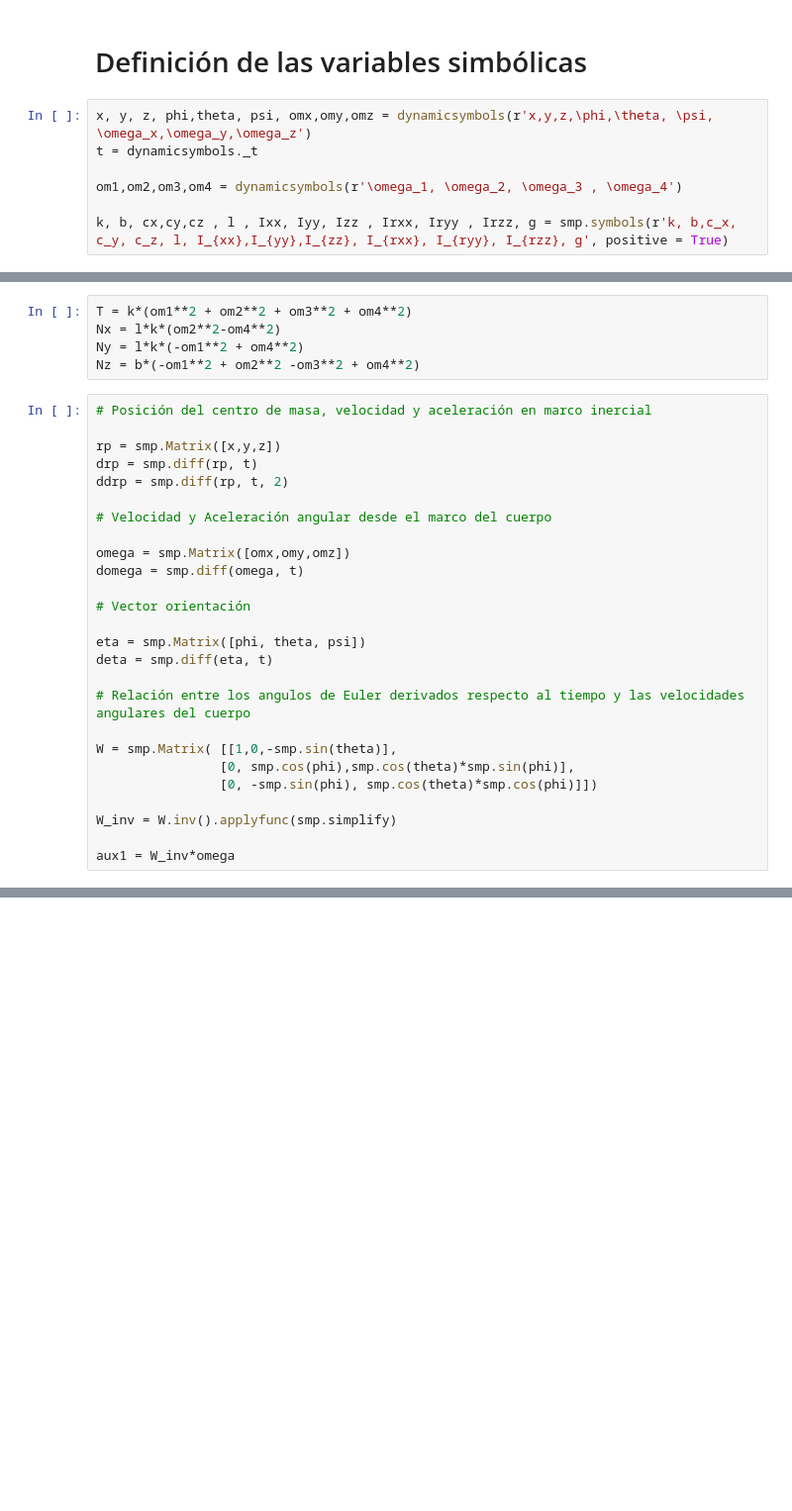
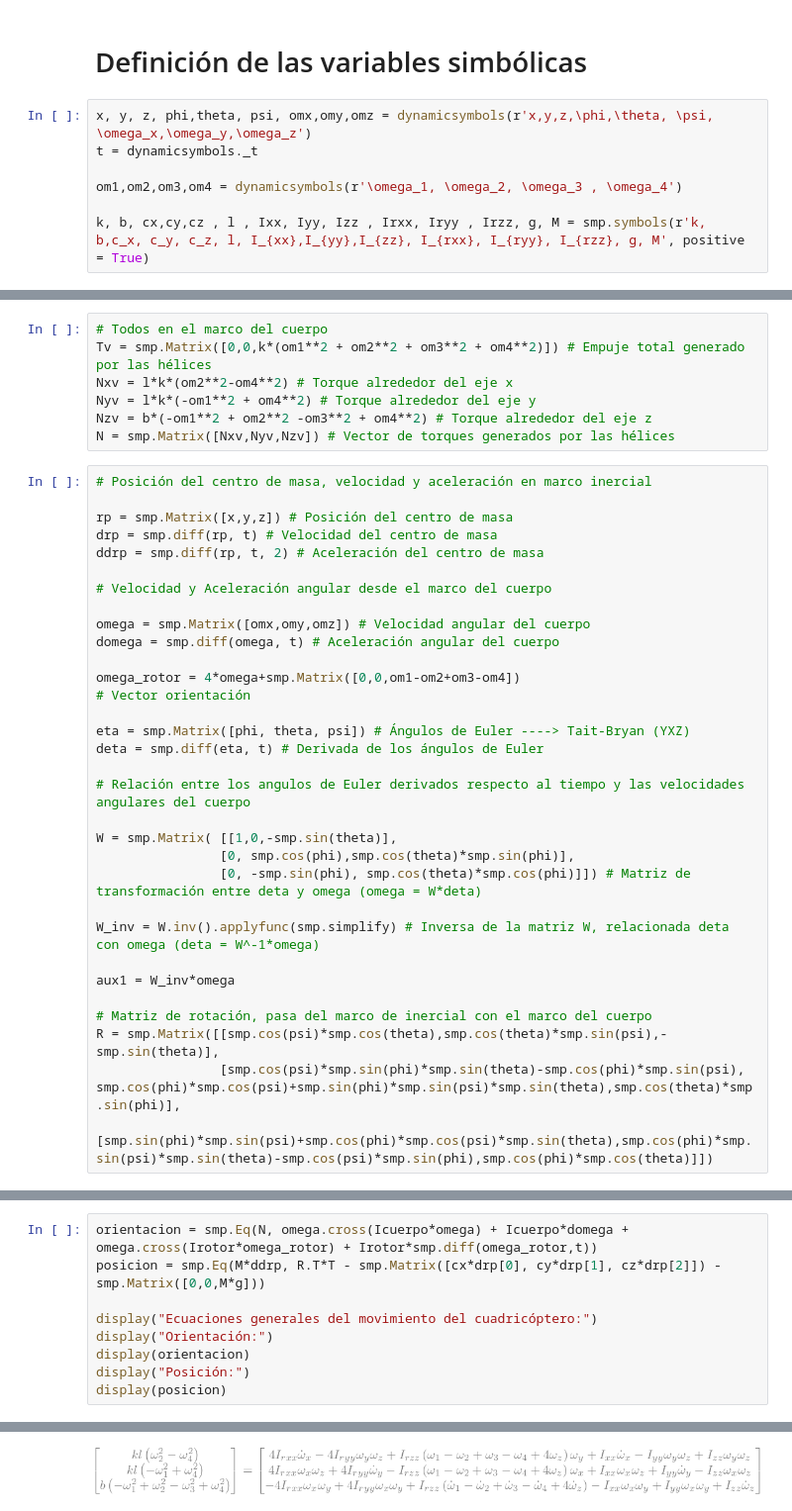
Before and after one commit to physicsIS/quadcopter, a Jupyter notebook: math_model.ipynb, the cells around one changed output, grey strips where cells are left out. Shown at 99% size. Cells and saved outputs as stored; diff of their text form; blank space fills up the shorter version.

Commit message:
avanzando, ecuaciones del movimiento

```diff
--- a/math_model.ipynb
+++ b/math_model.ipynb
@@ -148,4 +148,4 @@ t = dynamicsymbols._t
 
 om1,om2,om3,om4 = dynamicsymbols(r'\omega_1, \omega_2, \omega_3 , \omega_4')
 
-k, b, cx,cy,cz , l , Ixx, Iyy, Izz , Irxx, Iryy , Irzz, g = smp.symbols(r'k, b,c_x, c_y, c_z, l, I_{xx},I_{yy},I_{zz}, I_{rxx}, I_{ryy}, I_{rzz}, g', positive = True)
+k, b, cx,cy,cz , l , Ixx, Iyy, Izz , Irxx, Iryy , Irzz, g, M = smp.symbols(r'k, b,c_x, c_y, c_z, l, I_{xx},I_{yy},I_{zz}, I_{rxx}, I_{ryy}, I_{rzz}, g, M', positive = True)
@@ -152,31 +157,39 @@ k, b, cx,cy,cz , l , Ixx, Iyy, Izz , Irxx, Iryy , Irzz, g = smp.symbols(r'k, b,c
 # %%
-T = k*(om1**2 + om2**2 + om3**2 + om4**2)
-Nx = l*k*(om2**2-om4**2)
-Ny = l*k*(-om1**2 + om4**2)
-Nz = b*(-om1**2 + om2**2 -om3**2 + om4**2)
+# Todos en el marco del cuerpo
+Tv = smp.Matrix([0,0,k*(om1**2 + om2**2 + om3**2 + om4**2)]) # Empuje total generado por las hélices
+Nxv = l*k*(om2**2-om4**2) # Torque alrededor del eje x
+Nyv = l*k*(-om1**2 + om4**2) # Torque alrededor del eje y
+Nzv = b*(-om1**2 + om2**2 -om3**2 + om4**2) # Torque alrededor del eje z
+N = smp.Matrix([Nxv,Nyv,Nzv]) # Vector de torques generados por las hélices
 # %%
 # Posición del centro de masa, velocidad y aceleración en marco inercial
 
-rp = smp.Matrix([x,y,z])
-drp = smp.diff(rp, t)
-ddrp = smp.diff(rp, t, 2)
+rp = smp.Matrix([x,y,z]) # Posición del centro de masa
+drp = smp.diff(rp, t) # Velocidad del centro de masa
+ddrp = smp.diff(rp, t, 2) # Aceleración del centro de masa
 
 # Velocidad y Aceleración angular desde el marco del cuerpo
 
-omega = smp.Matrix([omx,omy,omz])
-domega = smp.diff(omega, t)
+omega = smp.Matrix([omx,omy,omz]) # Velocidad angular del cuerpo
+domega = smp.diff(omega, t) # Aceleración angular del cuerpo
 
+omega_rotor = 4*omega+smp.Matrix([0,0,om1-om2+om3-om4])
 # Vector orientación
 
-eta = smp.Matrix([phi, theta, psi])
-deta = smp.diff(eta, t)
+eta = smp.Matrix([phi, theta, psi]) # Ángulos de Euler ----> Tait-Bryan (YXZ)
+deta = smp.diff(eta, t) # Derivada de los ángulos de Euler
 
 # Relación entre los angulos de Euler derivados respecto al tiempo y las velocidades angulares del cuerpo
 
 W = smp.Matrix( [[1,0,-smp.sin(theta)],
 				[0, smp.cos(phi),smp.cos(theta)*smp.sin(phi)],
-				[0, -smp.sin(phi), smp.cos(theta)*smp.cos(phi)]])
+				[0, -smp.sin(phi), smp.cos(theta)*smp.cos(phi)]]) # Matriz de transformación entre deta y omega (omega = W*deta)
 
-W_inv = W.inv().applyfunc(smp.simplify)
+W_inv = W.inv().applyfunc(smp.simplify) # Inversa de la matriz W, relacionada deta con omega (deta = W^-1*omega)
 
 aux1 = W_inv*omega
+
+# Matriz de rotación, pasa del marco de inercial con el marco del cuerpo
+R = smp.Matrix([[smp.cos(psi)*smp.cos(theta),smp.cos(theta)*smp.sin(psi),-smp.sin(theta)],
+				[smp.cos(psi)*smp.sin(phi)*smp.sin(theta)-smp.cos(phi)*smp.sin(psi), smp.cos(phi)*smp.cos(psi)+smp.sin(phi)*smp.sin(psi)*smp.sin(theta),smp.cos(theta)*smp.sin(phi)],
+				[smp.sin(phi)*smp.sin(psi)+smp.cos(phi)*smp.cos(psi)*smp.sin(theta),smp.cos(phi)*smp.sin(psi)*smp.sin(theta)-smp.cos(psi)*smp.sin(phi),smp.cos(phi)*smp.cos(theta)]])
@@ -182,0 +201,10 @@ aux1 = W_inv*omega
+# %%
+orientacion = smp.Eq(N, omega.cross(Icuerpo*omega) + Icuerpo*domega + omega.cross(Irotor*omega_rotor) + Irotor*smp.diff(omega_rotor,t))
+posicion = smp.Eq(M*ddrp, R.T*T - smp.Matrix([cx*drp[0], cy*drp[1], cz*drp[2]]) - smp.Matrix([0,0,M*g]))
+
+display("Ecuaciones generales del movimiento del cuadricóptero:")
+display("Orientación:")
+display(orientacion)
+display("Posición:")
+display(posicion)
+# %% [output]
@@ -182,0 +213 @@ aux1 = W_inv*omega
+[figure, added]
```
Also changed, not shown: parts of 8 cells of this notebook.
